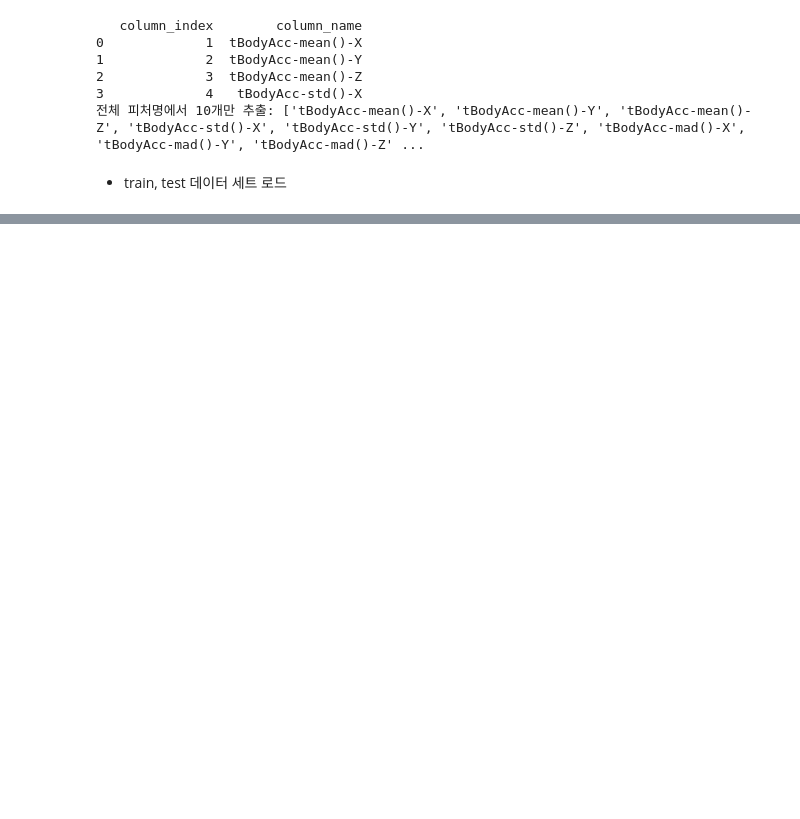
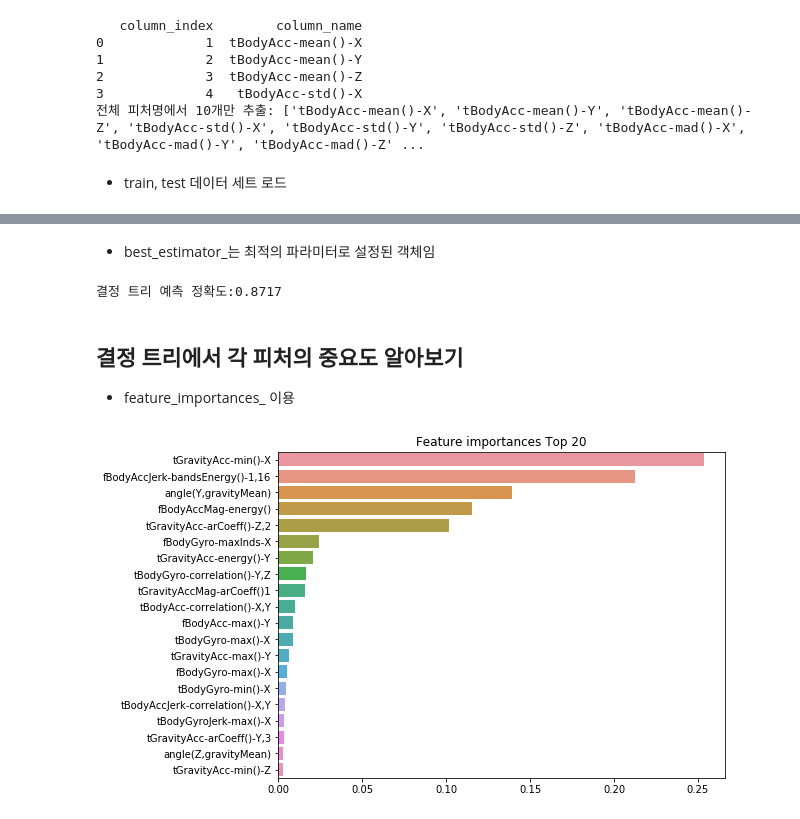
Before and after one commit to tenjumh/GraduateSchool, a Jupyter notebook: MachineLearning/Kaggle Practice/4.Classification_2_Human_Activity_recognition.ipynb, the cells around one changed output, grey strips where cells are left out. Cells and saved outputs as stored; diff of their text form; code cells hidden in the pictures; blank space fills up the shorter version.

```diff
--- a/MachineLearning/Kaggle Practice/4.Classification_2_Human_Activity_recognition.ipynb
+++ b/MachineLearning/Kaggle Practice/4.Classification_2_Human_Activity_recognition.ipynb
@@ -34,0 +119,9 @@ def get_human_dataset():
+# %%
+max_depths = [6,8,10,12,16,20,24]
+
+for depth in max_depths:
+    dt_clf = DecisionTreeClassifier(max_depth=depth, random_state=156)
+    dt_clf.fit(x_train, y_train)
+    pred = dt_clf.predict(x_test)
+    accuracy = accuracy_score(y_test, pred)
+    print('max_depth:{0}, 정확도:{1:.4f}'.format(depth, accuracy))
@@ -34,0 +139,12 @@ def get_human_dataset():
+# %%
+from sklearn.model_selection import GridSearchCV
+
+params = {
+    'max_depth' : [8,12,16,20],
+    'min_samples_split' : [16, 24]
+}
+
+grid_cv = GridSearchCV(dt_clf, param_grid=params, scoring='accuracy', cv=5, verbose=1)
+grid_cv.fit(x_train, y_train)
+print('GridSearchCV 평균 정확도 수치: {0:.4f}'.format(grid_cv.best_score_))
+print('GridSearchCV 최적 하이퍼 파라미터', grid_cv.best_params_)
@@ -34,0 +157,29 @@ def get_human_dataset():
+# %% [markdown]
+- best_estimator_는 최적의 파라미터로 설정된 객체임
+# %%
+best_df_clf = grid_cv.best_estimator_
+pred_best = best_df_clf.predict(x_test)
+accuracy = accuracy_score(y_test, pred_best)
+print('결정 트리 예측 정확도:{0:.4f}'.format(accuracy))
+# %% [output]
+결정 트리 예측 정확도:0.8717
+# %% [markdown]
+## 결정 트리에서 각 피처의 중요도 알아보기
+- feature_importances_ 이용
+# %%
+import seaborn as sns
+
+ftr_importances_values = best_df_clf.feature_importances_
+#print(ftr_importances_values)
+# Top 중요도로 정렬을 쉽게 하고, Seaborn의 막대그래프로 쉽게 표현하기 위해 Series 변환
+ftr_importances = pd.Series(ftr_importances_values, index=x_train.columns)
+#print(ftr_importances)
+
+# 중요도값 순으로 Series를 정렬
+ftr_top20 = ftr_importances.sort_values(ascending=False)[:20]
+plt.figure(figsize=(8,6))
+plt.title('Feature importances Top 20')
+sns.barplot(x=ftr_top20, y=ftr_top20.index)
+plt.show()
+# %% [output]
+[figure, added]
```
Also changed, not shown: parts of 10 cells of this notebook.
